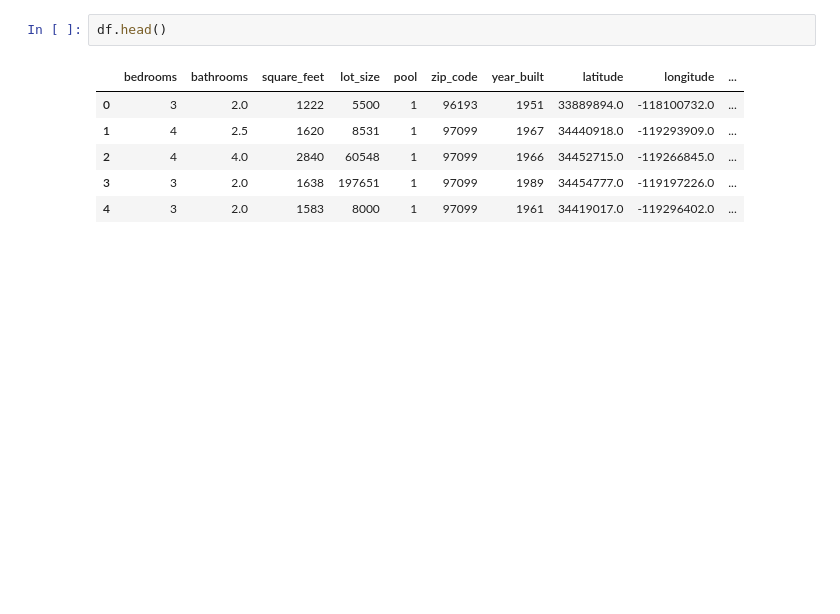
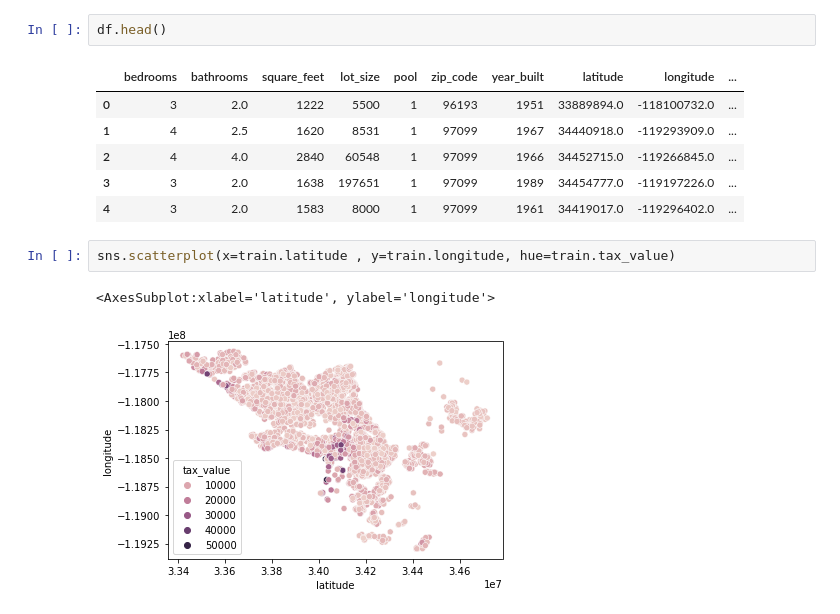
Before and after one commit to raycerna/zillow-regression-project, a Jupyter notebook: acquire_prepare.ipynb, the cells around one changed output. Drawn from its saved outputs; the diff is of its cells as text; blank space fills up the shorter version.

```diff
--- a/acquire_prepare.ipynb
+++ b/acquire_prepare.ipynb
@@ -405,3 +405,8 @@ df.head()
 | 2 | 4 | 4.0 | 2840 | 60548 | 1 | 97099 | 1966 | 34452715.0 | -119266845.0 | ... |
 | 3 | 3 | 2.0 | 1638 | 197651 | 1 | 97099 | 1989 | 34454777.0 | -119197226.0 | ... |
 | 4 | 3 | 2.0 | 1583 | 8000 | 1 | 97099 | 1961 | 34419017.0 | -119296402.0 | ... |
+# %%
+sns.scatterplot(x=train.latitude , y=train.longitude, hue=train.tax_value)
+# %% [output]
+<AxesSubplot:xlabel='latitude', ylabel='longitude'>
+[figure, added]
```
